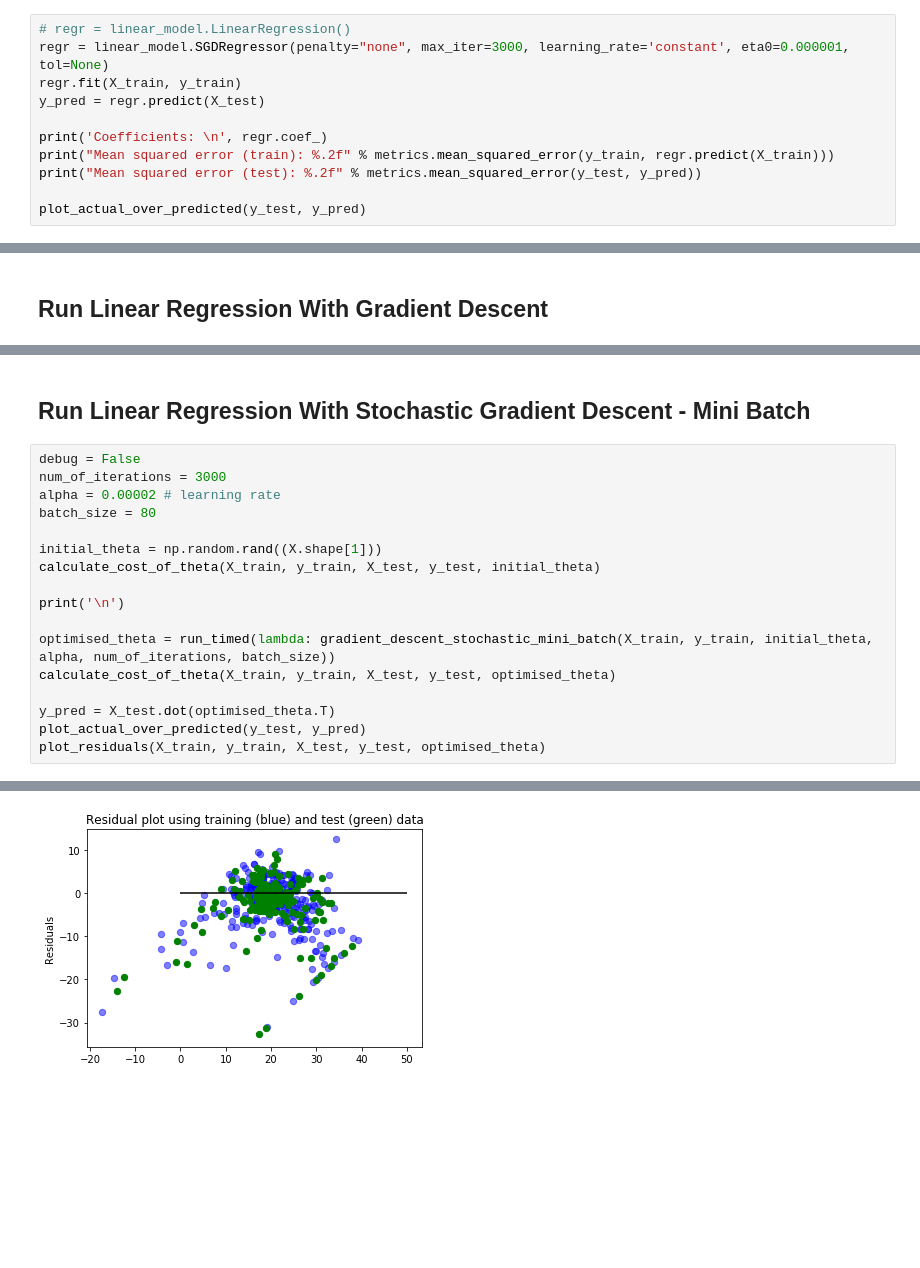
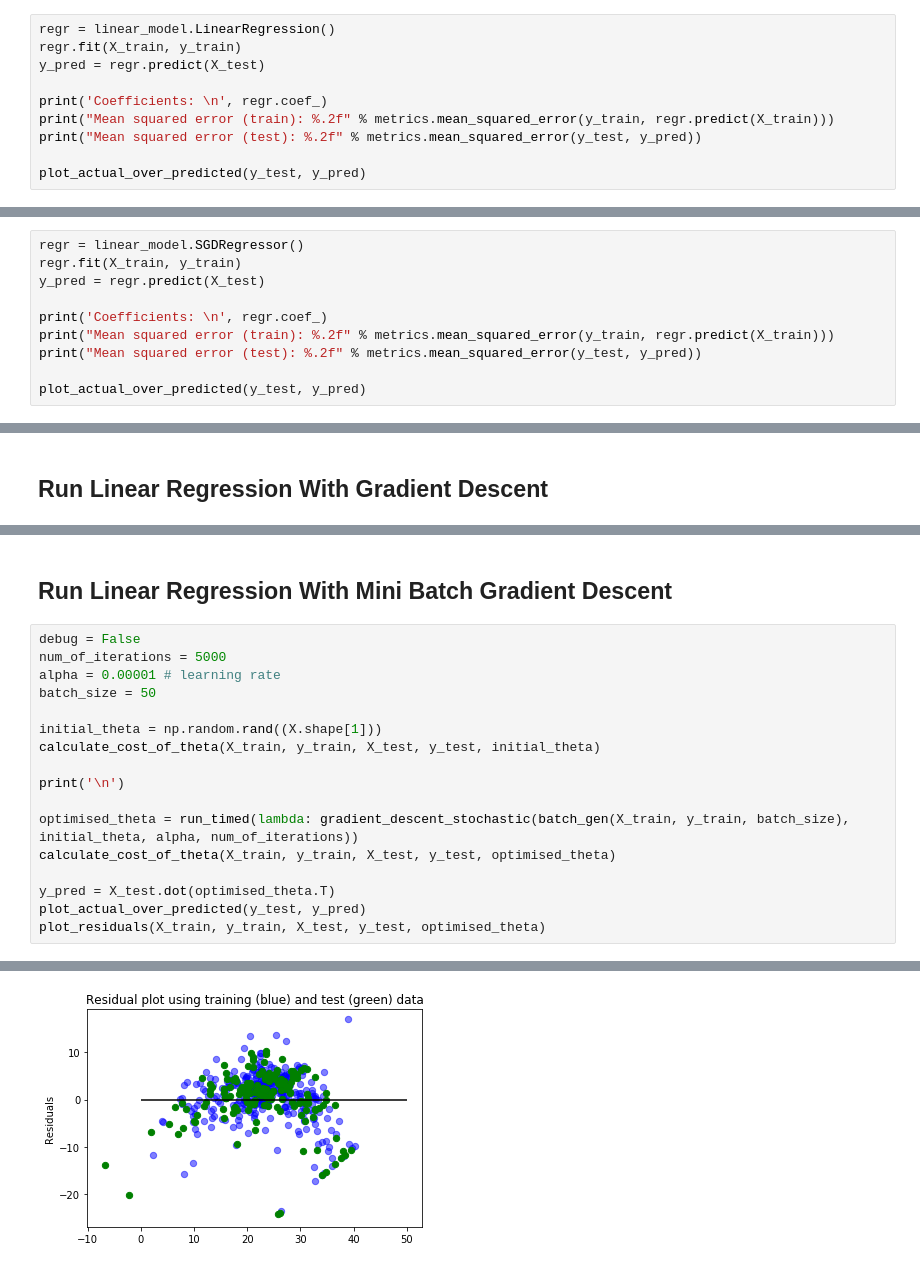
Before and after one commit to spiritedtechie/boston-house-prices-prediction, a Jupyter notebook: Boston House Prices - Linear Regression.ipynb, the cells around one changed output, grey strips where cells are left out. Saved outputs shown, nothing was run; the diff lists cells and outputs as text; blank space fills up the shorter version.

Commit message:
Fixes the stochastic gradient descent and mini batch algortihm. Simplifies a few things.

```diff
--- a/Boston House Prices - Linear Regression.ipynb
+++ b/Boston House Prices - Linear Regression.ipynb
@@ -249,8 +246,7 @@ Optimised theta cost: 0.8193599841185459
 # %% [markdown]
 <b>Provides some results to compare against</b>
 # %%
-# regr = linear_model.LinearRegression()
-regr = linear_model.SGDRegressor(penalty="none", max_iter=3000, learning_rate='constant', eta0=0.000001, tol=None)
+regr = linear_model.LinearRegression()
 regr.fit(X_train, y_train)
 y_pred = regr.predict(X_test)
 
@@ -269,0 +269,10 @@ Mean squared error (test): 37.14
+# %%
+regr = linear_model.SGDRegressor()
+regr.fit(X_train, y_train)
+y_pred = regr.predict(X_test)
+
+print('Coefficients: \n', regr.coef_)
+print("Mean squared error (train): %.2f" % metrics.mean_squared_error(y_train, regr.predict(X_train)))
+print("Mean squared error (test): %.2f" % metrics.mean_squared_error(y_test, y_pred))
+
+plot_actual_over_predicted(y_test, y_pred)
@@ -342,17 +360,17 @@ Mean squared error (test): 37.677065837508465
 # %% [markdown]
-## Run Linear Regression With Stochastic Gradient Descent - Mini Batch
+## Run Linear Regression With Mini Batch Gradient Descent
 # %%
 debug = False
-num_of_iterations = 3000
-alpha = 0.00002 # learning rate
-batch_size = 80
+num_of_iterations = 5000
+alpha = 0.00001 # learning rate
+batch_size = 50
 
 initial_theta = np.random.rand((X.shape[1]))
 calculate_cost_of_theta(X_train, y_train, X_test, y_test, initial_theta)
 
 print('\n')
 
-optimised_theta = run_timed(lambda: gradient_descent_stochastic_mini_batch(X_train, y_train, initial_theta, alpha, num_of_iterations, batch_size))
+optimised_theta = run_timed(lambda: gradient_descent_stochastic(batch_gen(X_train, y_train, batch_size), initial_theta, alpha, num_of_iterations))
 calculate_cost_of_theta(X_train, y_train, X_test, y_test, optimised_theta)
 
 y_pred = X_test.dot(optimised_theta.T)
@@ -378 +396 @@ Mean squared error (test): 50.92450452942272
-[figure, old version]
+[figure, new version]
```
Also changed, not shown: parts of 17 cells of this notebook.
